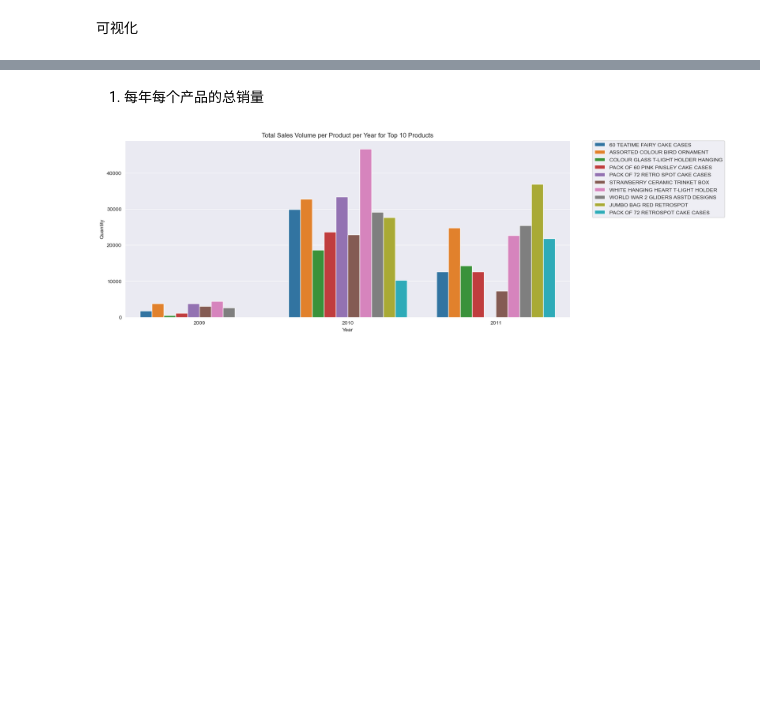
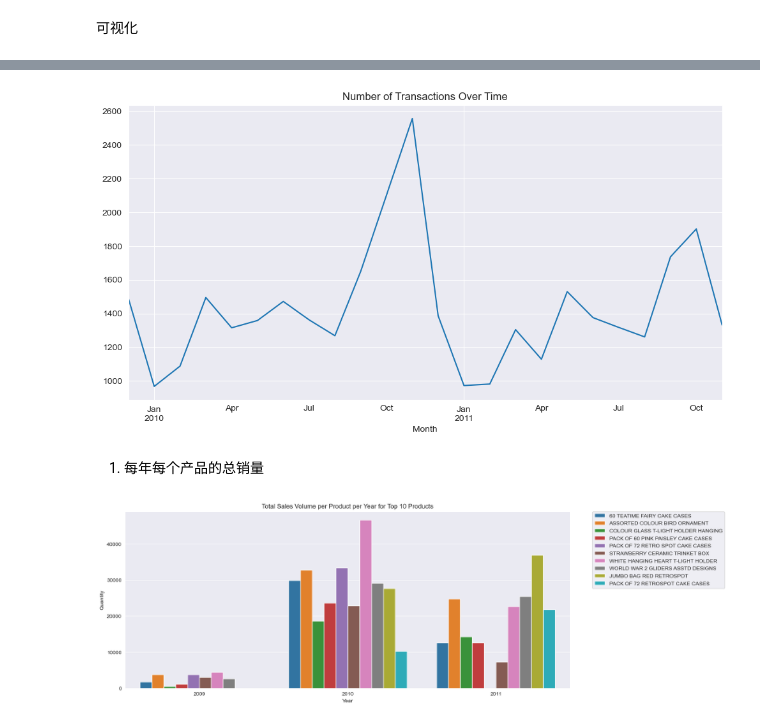
Before and after one commit to GDistories/DSAA5002_Final_Exam, a Jupyter notebook: Q4/Q4_Code/Q4.ipynb, the cells around one changed output, grey strips where cells are left out. Saved outputs shown, nothing was run; the diff lists cells and outputs as text; code cells hidden in the pictures; blank space fills up the shorter version.

```diff
--- a/Q4/Q4_Code/Q4.ipynb
+++ b/Q4/Q4_Code/Q4.ipynb
@@ -104,3 +121,12 @@ plot_with_outliers(retail_df, 'Price')
+# %%
+retail_df['Month'] = retail_df['Date'].dt.to_period('M')
+transactions_per_month = retail_df.groupby('Month')['Transaction_id'].nunique()
+plt.figure(figsize=(12,6))
+transactions_per_month.plot(kind='line')
+plt.title('Number of Transactions Over Time')
+plt.show()
+# %% [output]
+[figure, added]
 # %% [markdown]
 1. 每年每个产品的总销量
 # %%
```
Also changed, not shown: parts of 5 cells of this notebook.
